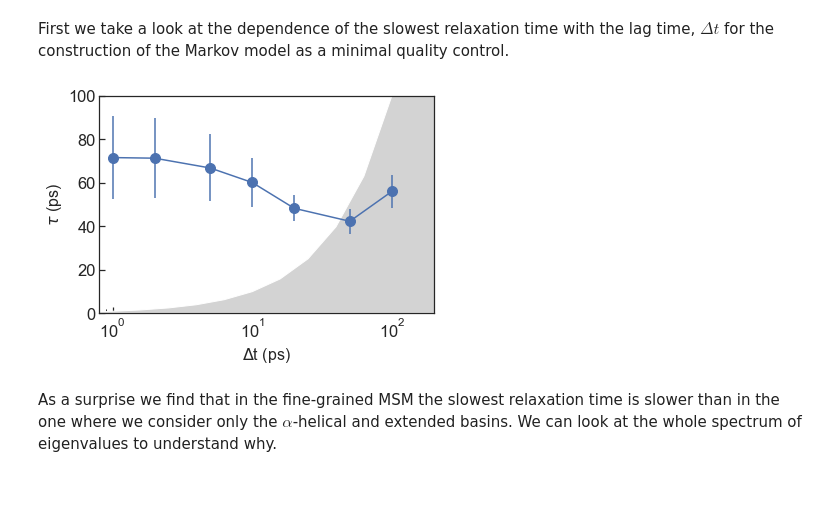
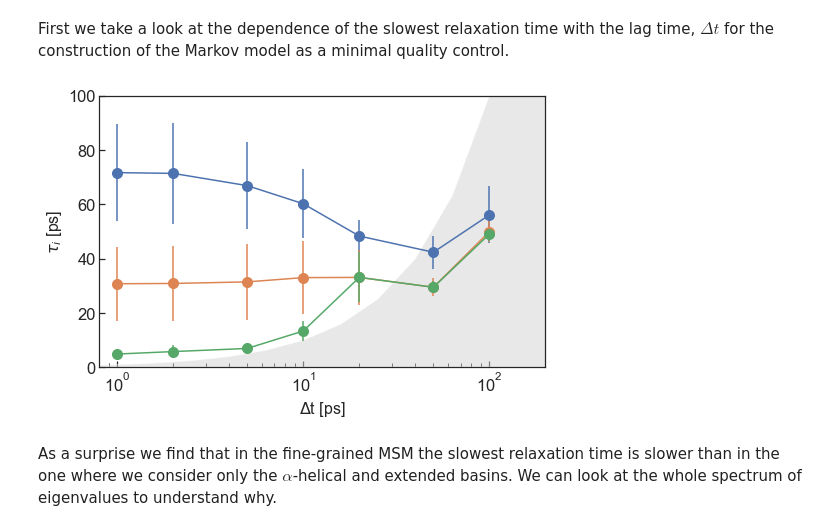
Before and after one commit to BioKT/MasterMSM, a Jupyter notebook: examples/alanine_dipeptide/ala_dipeptide_discretize.ipynb, the cells around one changed output. Cells and saved outputs as stored; diff of their text form; code cells hidden in the pictures; blank space fills up the shorter version.

```diff
--- a/examples/alanine_dipeptide/ala_dipeptide_discretize.ipynb
+++ b/examples/alanine_dipeptide/ala_dipeptide_discretize.ipynb
@@ -91,18 +105,29 @@ for i in [1, 2, 5, 10, 20, 50, 100]:
 # %% [markdown]
 First we take a look at the dependence of the slowest relaxation time with the lag time, $\Delta t$ for the construction of the Markov model as a minimal quality control.
 # %%
-tau_vs_lagt = np.array([[x,msm_alaTB_grid.msms[x].tauT[0],msm_alaTB_grid.msms[x].tau_std[0]] \
-               for x in sorted(msm_alaTB_grid.msms.keys())])
-fig, ax = plt.subplots()
-ax.errorbar(tau_vs_lagt[:,0],tau_vs_lagt[:,1],fmt='o-', yerr=tau_vs_lagt[:,2], markersize=10)
-ax.fill_between(10**np.arange(-0.2,3,0.2), 1e-1, 10**np.arange(-0.2,3,0.2), facecolor='lightgray')
-ax.set_xlabel(r'$\Delta$t (ps)', fontsize=16)
-ax.set_ylabel(r'$\tau$ (ps)', fontsize=16)
+tau1_vs_lagt = np.array([[x, msm_alaTB_grid.msms[x].tauT[0], \
+                    msm_alaTB_grid.msms[x].tau_std[0]] \
+                   for x in sorted(msm_alaTB_grid.msms.keys())])
+tau2_vs_lagt = np.array([[x, msm_alaTB_grid.msms[x].tauT[1], \
+                    msm_alaTB_grid.msms[x].tau_std[1]] \
+                   for x in sorted(msm_alaTB_grid.msms.keys())])
+tau3_vs_lagt = np.array([[x,msm_alaTB_grid.msms[x].tauT[2], \
+                    msm_alaTB_grid.msms[x].tau_std[2]] \
+                   for x in sorted(msm_alaTB_grid.msms.keys())])
+
+fig, ax = plt.subplots(figsize=(8,5))
+ax.errorbar(tau1_vs_lagt[:,0],tau1_vs_lagt[:,1], tau1_vs_lagt[:,2], fmt='o-', markersize=10)
+ax.errorbar(tau2_vs_lagt[:,0],tau2_vs_lagt[:,1], tau2_vs_lagt[:,2], fmt='o-', markersize=10)
+ax.errorbar(tau3_vs_lagt[:,0],tau3_vs_lagt[:,1], tau3_vs_lagt[:,2], fmt='o-', markersize=10)
+ax.fill_between(10**np.arange(-0.2,3,0.2), 1e-1, 10**np.arange(-0.2,3,0.2), facecolor='lightgray', alpha=0.5)
+ax.set_xlabel(r'$\Delta$t [ps]', fontsize=16)
+ax.set_ylabel(r'$\tau_i$ [ps]', fontsize=16)
 ax.set_xlim(0.8,200)
 ax.set_ylim(0,100)
 _ = ax.set_xscale('log')
+#_ = ax.set_yscale('log')
 # %% [output]
-[figure, old version]
+[figure, new version]
 # %% [markdown]
 As a surprise we find that in the fine-grained MSM the slowest relaxation time is slower than in the one where we consider only the $\alpha$-helical and extended basins. We can look at the whole spectrum of eigenvalues to understand why.
 # %%
```
Also changed, not shown: parts of 8 cells of this notebook, 1 other file.
